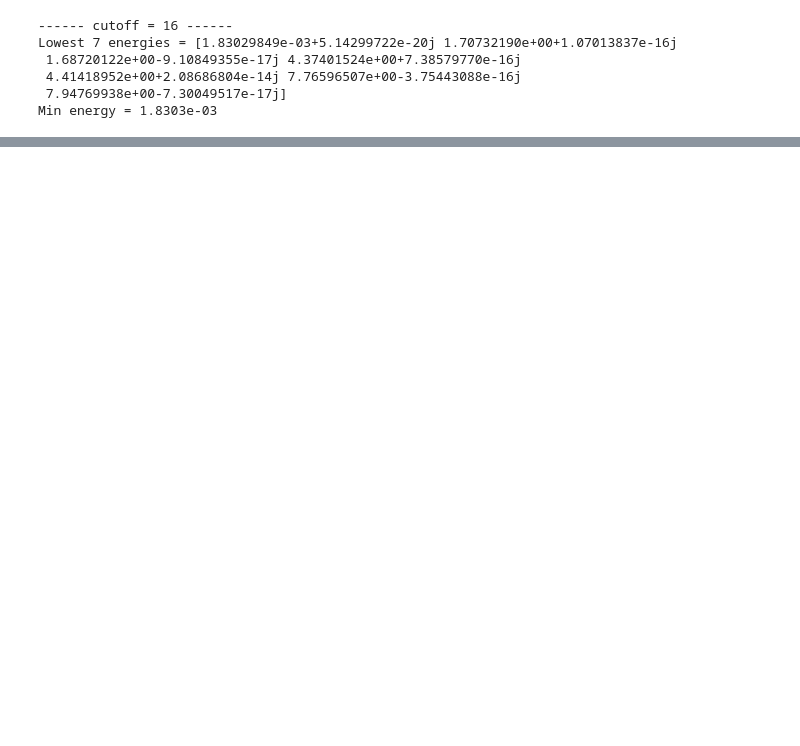
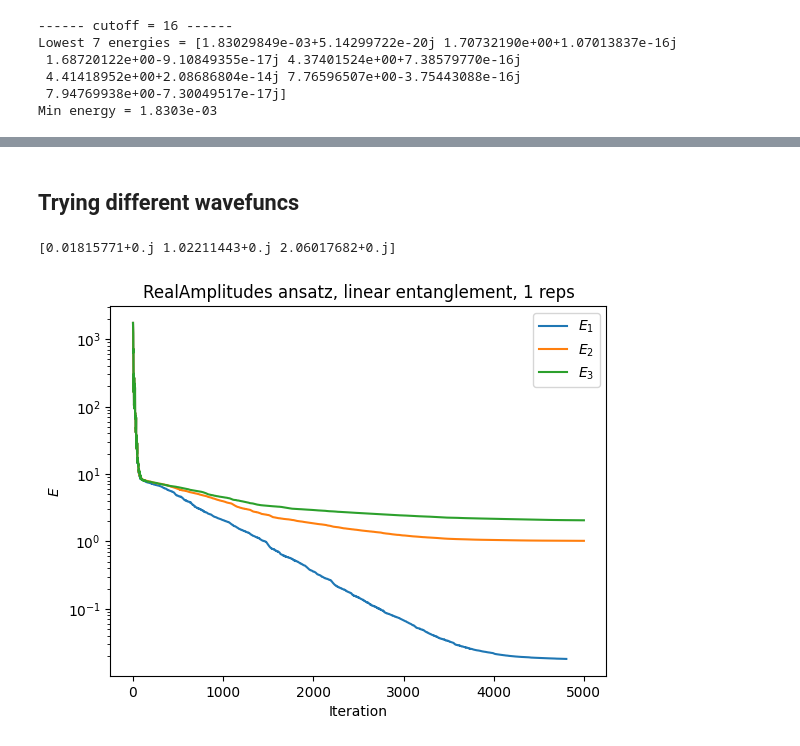
Before and after one commit to chrisculver/SUSY_QuantumComputing, a Jupyter notebook: production/vqd_aho_l16.ipynb, the cells around one changed output, grey strips where cells are left out. Cells and saved outputs as stored; diff of their text form; code cells hidden in the pictures; blank space fills up the shorter version.

```diff
--- a/production/vqd_aho_l16.ipynb
+++ b/production/vqd_aho_l16.ipynb
@@ -139,0 +140,43 @@ plt.legend(loc='upper right')
+# %% [markdown]
+## Trying different wavefuncs
+# %%
+estimator = Estimator()
+sampler=Sampler()
+fidelity=ComputeUncompute(sampler)
+
+
+def run_for_ansatz(ansatz, maxiter=5000, tol=1e-4):
+    k=3
+    betas=[1,1,1]
+
+    counts=[]
+    values=[]
+    steps=[]
+
+    def callback(eval_count, params, value, meta, step):
+        counts.append(eval_count)
+        values.append(value)
+        steps.append(step)
+
+    vqd=VQD(estimator, fidelity, ansatz, optimizer=COBYLA(maxiter=maxiter, tol=tol), k=k, betas=betas, callback=callback)
+    result=vqd.compute_eigenvalues(operator=hamOP)
+    print(result.eigenvalues)
+    counts=np.asarray(counts)
+    steps=np.asarray(steps)
+    values=np.asarray(values)
+
+    for i in range(1,k+1):
+        _counts=counts[np.where(steps==i)]
+        _values=values[np.where(steps==i)]
+        plt.plot(_counts,_values,label=r'$E_{{{}}}$'.format(i))
+    plt.xlabel(r'Iteration')
+    plt.ylabel(r'$E$')
+    plt.yscale('log')
+    plt.legend(loc='upper right')
+    plt.title(r'{} ansatz, {} entanglement, {} reps'.format(ansatz.__class__.__name__,ansatz.entanglement, ansatz.reps))
+    plt.show()
+# %%
+run_for_ansatz(RealAmplitudes(nq, entanglement='linear', reps=1))
+# %% [output]
+[0.01815771+0.j 1.02211443+0.j 2.06017682+0.j]
+[figure, added]
```
Also changed, not shown: parts of 13 cells of this notebook.
